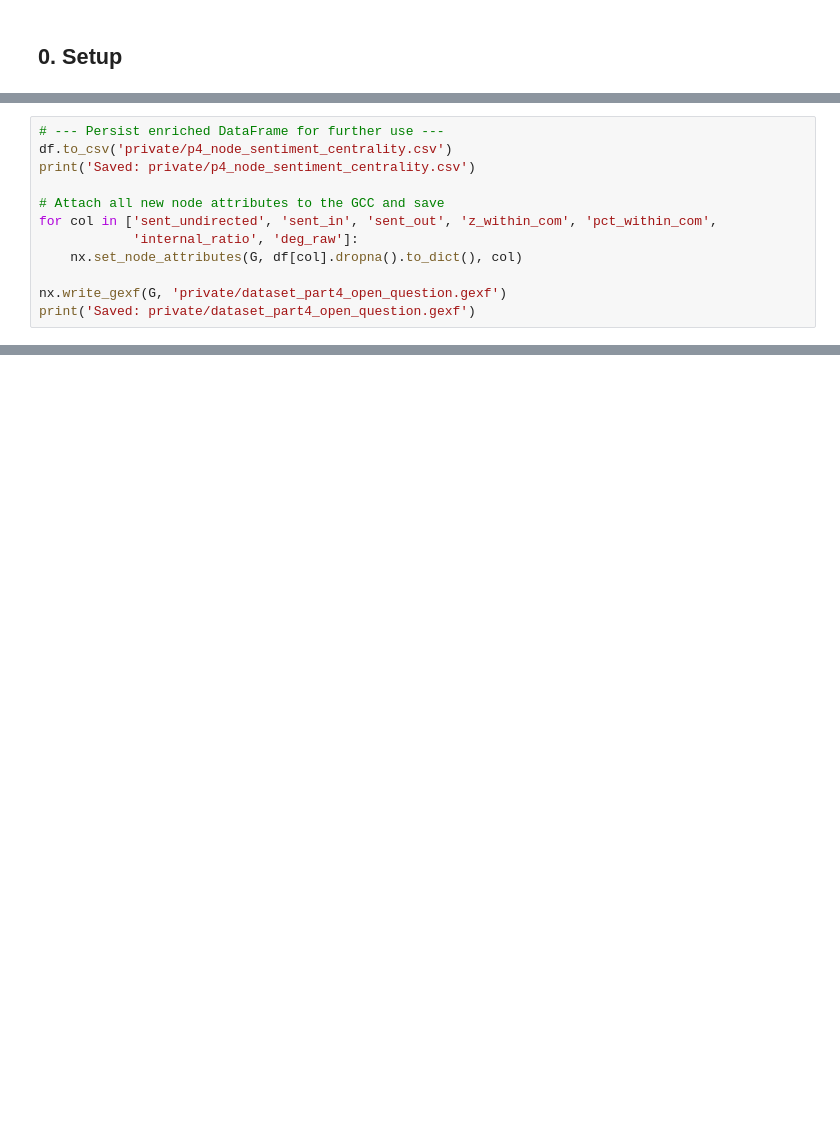
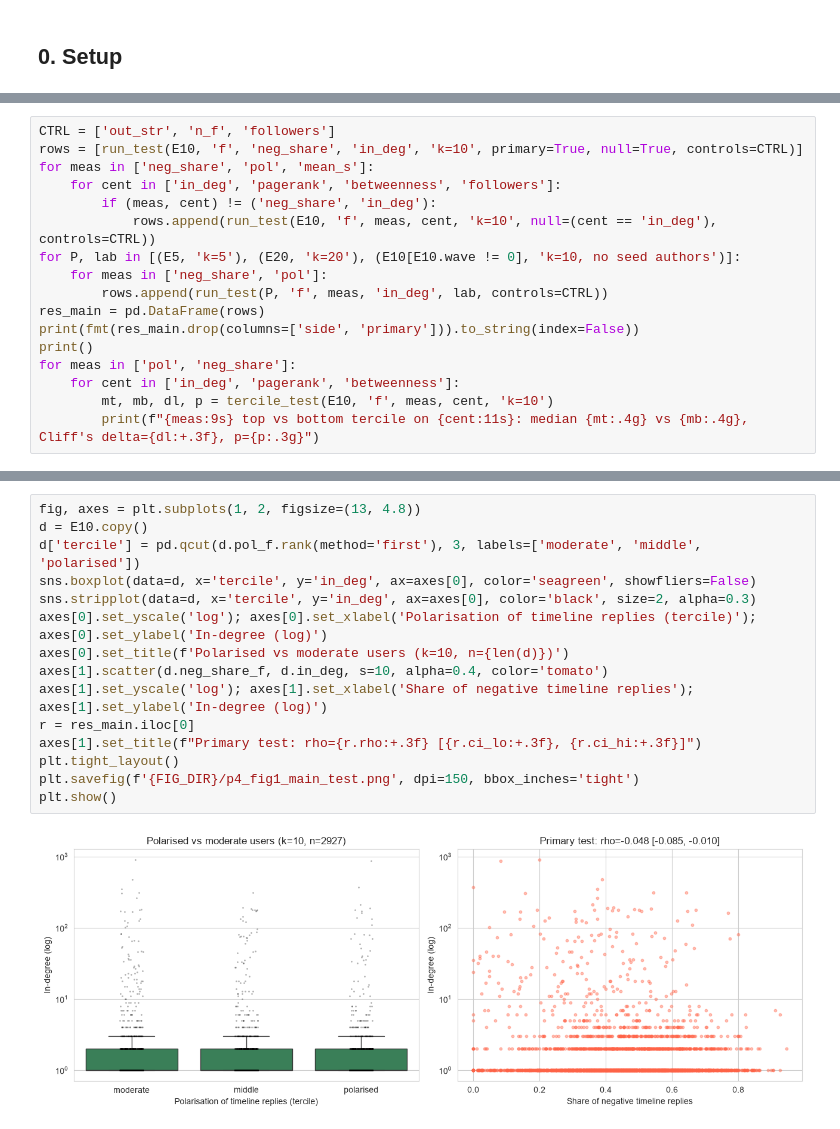
Before and after one commit to savato0/2026_puccio_cascone, a Jupyter notebook: open_question.ipynb, the cells around one changed output, grey strips where cells are left out. Drawn from its saved outputs; the diff is of its cells as text; blank space fills up the shorter version.

```diff
--- a/open_question.ipynb
+++ b/open_question.ipynb
@@ -802,12 +22,0 @@ PART 4 — SUMMARY OF KEY RESULTS
-# %%
-# --- Persist enriched DataFrame for further use ---
-df.to_csv('private/p4_node_sentiment_centrality.csv')
-print('Saved: private/p4_node_sentiment_centrality.csv')
-
-# Attach all new node attributes to the GCC and save
-for col in ['sent_undirected', 'sent_in', 'sent_out', 'z_within_com', 'pct_within_com',
-            'internal_ratio', 'deg_raw']:
-    nx.set_node_attributes(G, df[col].dropna().to_dict(), col)
-
-nx.write_gexf(G, 'private/dataset_part4_open_question.gexf')
-print('Saved: private/dataset_part4_open_question.gexf')
@@ -816,0 +212,17 @@ Saved: private/dataset_part4_open_question.gexf
+# %%
+CTRL = ['out_str', 'n_f', 'followers']
+rows = [run_test(E10, 'f', 'neg_share', 'in_deg', 'k=10', primary=True, null=True, controls=CTRL)]
+for meas in ['neg_share', 'pol', 'mean_s']:
+    for cent in ['in_deg', 'pagerank', 'betweenness', 'followers']:
+        if (meas, cent) != ('neg_share', 'in_deg'):
+            rows.append(run_test(E10, 'f', meas, cent, 'k=10', null=(cent == 'in_deg'), controls=CTRL))
+for P, lab in [(E5, 'k=5'), (E20, 'k=20'), (E10[E10.wave != 0], 'k=10, no seed authors')]:
+    for meas in ['neg_share', 'pol']:
+        rows.append(run_test(P, 'f', meas, 'in_deg', lab, controls=CTRL))
+res_main = pd.DataFrame(rows)
+print(fmt(res_main.drop(columns=['side', 'primary'])).to_string(index=False))
+print()
+for meas in ['pol', 'neg_share']:
+    for cent in ['in_deg', 'pagerank', 'betweenness']:
+        mt, mb, dl, p = tercile_test(E10, 'f', meas, cent, 'k=10')
+        print(f"{meas:9s} top vs bottom tercile on {cent:11s}: median {mt:.4g} vs {mb:.4g}, Cliff's delta={dl:+.3f}, p={p:.3g}")
@@ -816,0 +247,17 @@ Saved: private/dataset_part4_open_question.gexf
+# %%
+fig, axes = plt.subplots(1, 2, figsize=(13, 4.8))
+d = E10.copy()
+d['tercile'] = pd.qcut(d.pol_f.rank(method='first'), 3, labels=['moderate', 'middle', 'polarised'])
+sns.boxplot(data=d, x='tercile', y='in_deg', ax=axes[0], color='seagreen', showfliers=False)
+sns.stripplot(data=d, x='tercile', y='in_deg', ax=axes[0], color='black', size=2, alpha=0.3)
+axes[0].set_yscale('log'); axes[0].set_xlabel('Polarisation of timeline replies (tercile)'); axes[0].set_ylabel('In-degree (log)')
+axes[0].set_title(f'Polarised vs moderate users (k=10, n={len(d)})')
+axes[1].scatter(d.neg_share_f, d.in_deg, s=10, alpha=0.4, color='tomato')
+axes[1].set_yscale('log'); axes[1].set_xlabel('Share of negative timeline replies'); axes[1].set_ylabel('In-degree (log)')
+r = res_main.iloc[0]
+axes[1].set_title(f"Primary test: rho={r.rho:+.3f} [{r.ci_lo:+.3f}, {r.ci_hi:+.3f}]")
+plt.tight_layout()
+plt.savefig(f'{FIG_DIR}/p4_fig1_main_test.png', dpi=150, bbox_inches='tight')
+plt.show()
+# %% [output]
+[figure, added]
```
Also changed, not shown: parts of 61 cells of this notebook, 21 other files.
